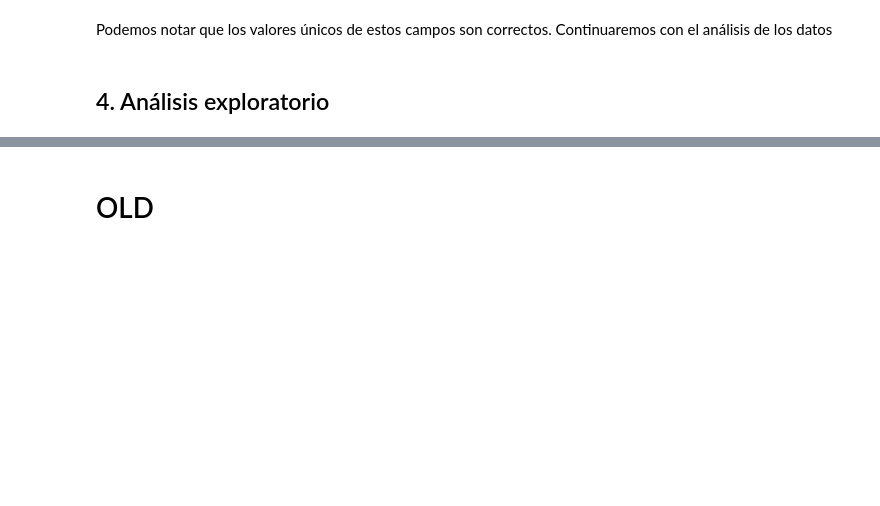
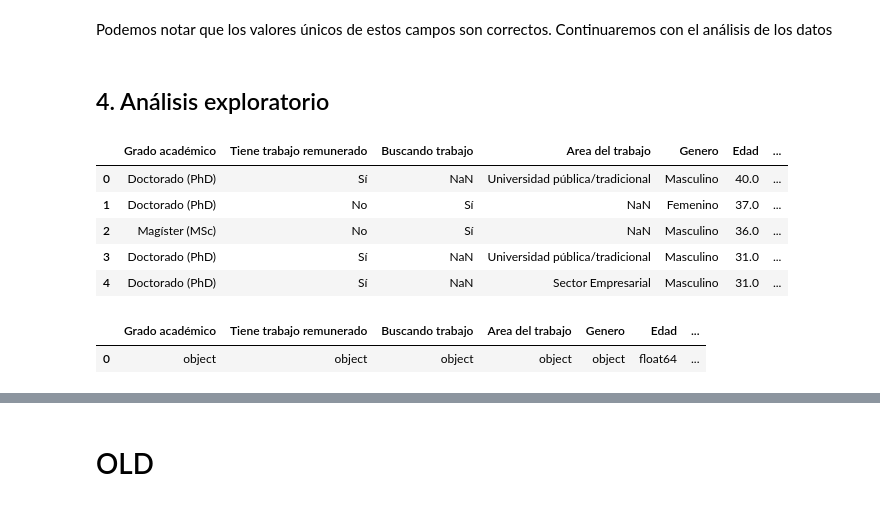
Before and after one commit to anipchile/encuesta_2018, a Jupyter notebook: notebooks/Analisis encuesta insercion 2018.ipynb, the cells around one changed output, grey strips where cells are left out. Drawn from its saved outputs; the diff is of its cells as text; code cells hidden in the pictures; blank space fills up the shorter version.

```diff
--- a/notebooks/Analisis encuesta insercion 2018.ipynb
+++ b/notebooks/Analisis encuesta insercion 2018.ipynb
@@ -190,5 +181,36 @@ for field_name in field_names:
 Podemos notar que los valores únicos de estos campos son correctos. Continuaremos con el análisis de los datos
 # %% [markdown]
 ## 4. Análisis exploratorio
+# %%
+field_names_full=['¿Cuál es el grado académico más alto que has obtenido?',
+                  'Actualmente, ¿tienes trabajo remunerado en Chile?',
+                  'Actualmente, ¿estás buscando trabajo?',
+                  '¿En qué institución o área realizas tu trabajo?',
+                  '¿Cuál es tu género?',
+                  '¿Cuál es tu edad?',
+                  '¿Cuál es tu nacionalidad? En caso de tener más de una nacionalidad, por favor escoge tu país de origen (donde naciste).']
+
+field_names=['Grado académico',
+             'Tiene trabajo remunerado',
+             'Buscando trabajo',
+             'Area del trabajo',
+             'Genero',
+             'Edad',
+             'Nacionalidad']
+
+encuesta_df=encuesta_full_df[field_names_full].copy()
+encuesta_df.columns=field_names
+
+encuesta_df.head()
+# %% [output]
+|  | Grado académico | Tiene trabajo remunerado | Buscando trabajo | Area del trabajo | Genero | Edad | ... |
+| 0 | Doctorado (PhD) | Sí | NaN | Universidad pública/tradicional | Masculino | 40.0 | ... |
+| 1 | Doctorado (PhD) | No | Sí | NaN | Femenino | 37.0 | ... |
+| 2 | Magíster (MSc) | No | Sí | NaN | Masculino | 36.0 | ... |
+| 3 | Doctorado (PhD) | Sí | NaN | Universidad pública/tradicional | Masculino | 31.0 | ... |
+| 4 | Doctorado (PhD) | Sí | NaN | Sector Empresarial | Masculino | 31.0 | ... |
 # %%
-encuesta_full_df.dtypes.to_frame().transpose()
+encuesta_df.dtypes.to_frame().transpose()
+# %% [output]
+|  | Grado académico | Tiene trabajo remunerado | Buscando trabajo | Area del trabajo | Genero | Edad | ... |
+| 0 | object | object | object | object | object | float64 | ... |
```
Also changed, not shown: parts of 21 cells of this notebook, 4 other files.
